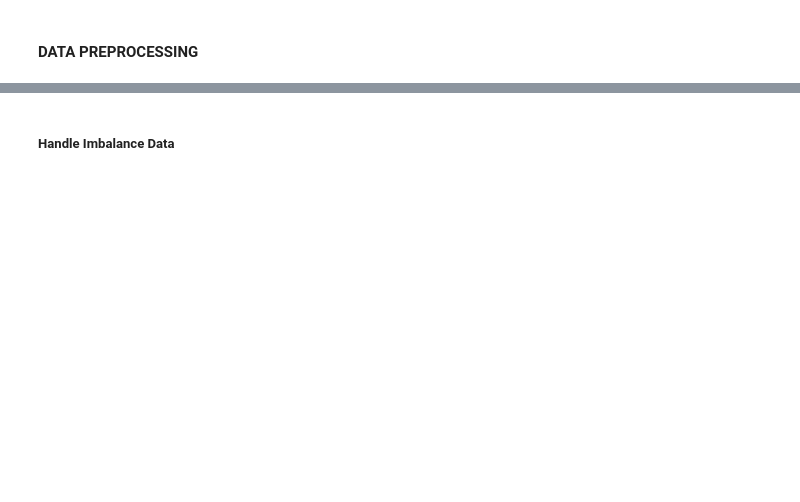
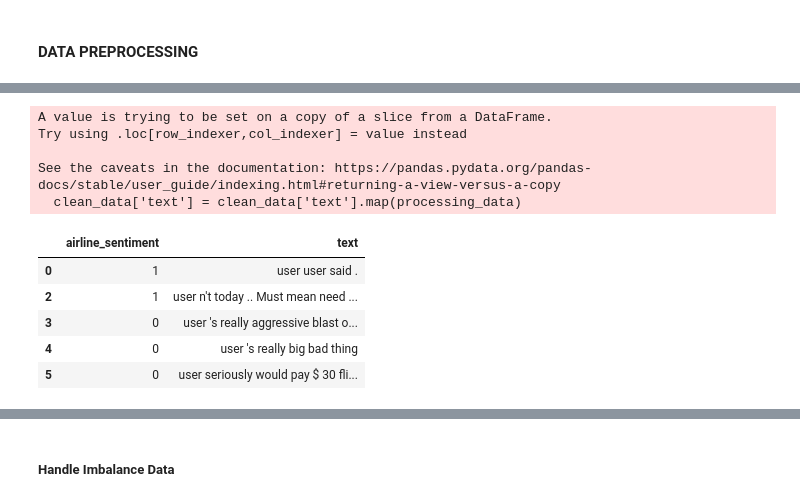
Before and after one commit to FiahIdris/NLP_Sentiment_Analysis, a Jupyter notebook: sentiment_analysis.ipynb, the cells around one changed output, grey strips where cells are left out. Saved outputs shown, nothing was run; the diff lists cells and outputs as text; code cells hidden in the pictures; blank space fills up the shorter version.

```diff
--- a/sentiment_analysis.ipynb
+++ b/sentiment_analysis.ipynb
@@ -86,0 +164,15 @@ The data we have is an imbalance data. The total data of negative sentiment is 5
+# %%
+clean_data['text'] = clean_data['text'].map(processing_data)
+clean_data.head()
+# %% [output]
+A value is trying to be set on a copy of a slice from a DataFrame.
+Try using .loc[row_indexer,col_indexer] = value instead
+
+See the caveats in the documentation: https://pandas.pydata.org/pandas-docs/stable/user_guide/indexing.html#returning-a-view-versus-a-copy
+  clean_data['text'] = clean_data['text'].map(processing_data)
+|  | airline_sentiment | text |
+| 0 | 1 | user user said . |
+| 2 | 1 | user n't today .. Must mean need ... |
+| 3 | 0 | user 's really aggressive blast o... |
+| 4 | 0 | user 's really big bad thing |
+| 5 | 0 | user seriously would pay $ 30 fli... |
```
Also changed, not shown: parts of 43 cells of this notebook, 1 other file.
